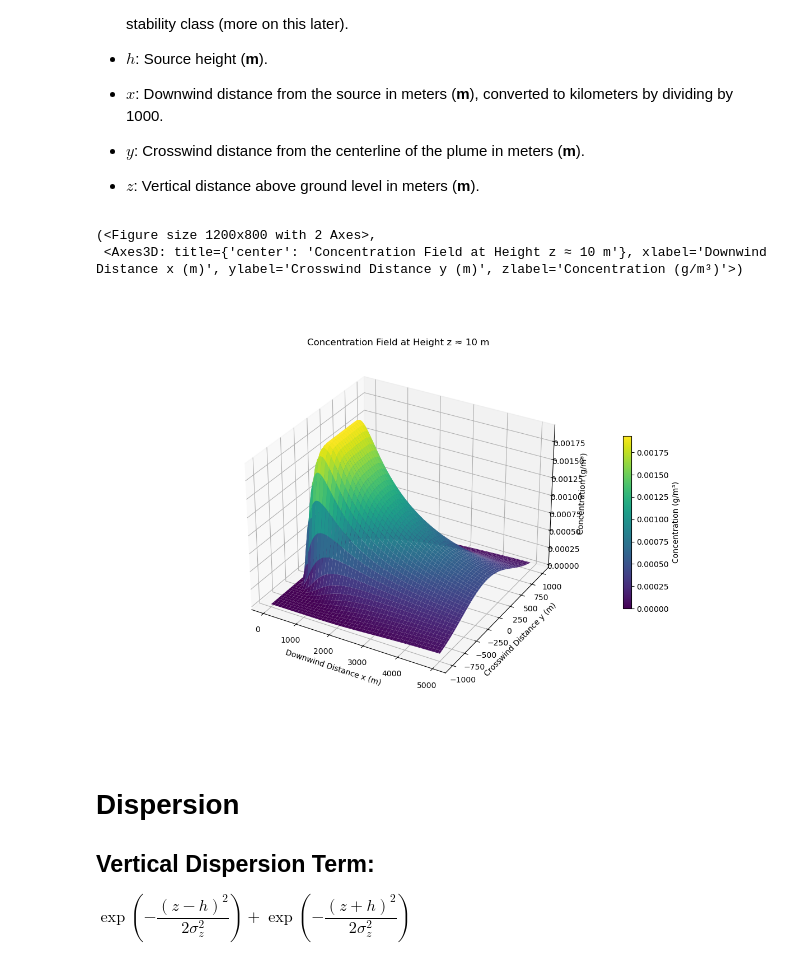
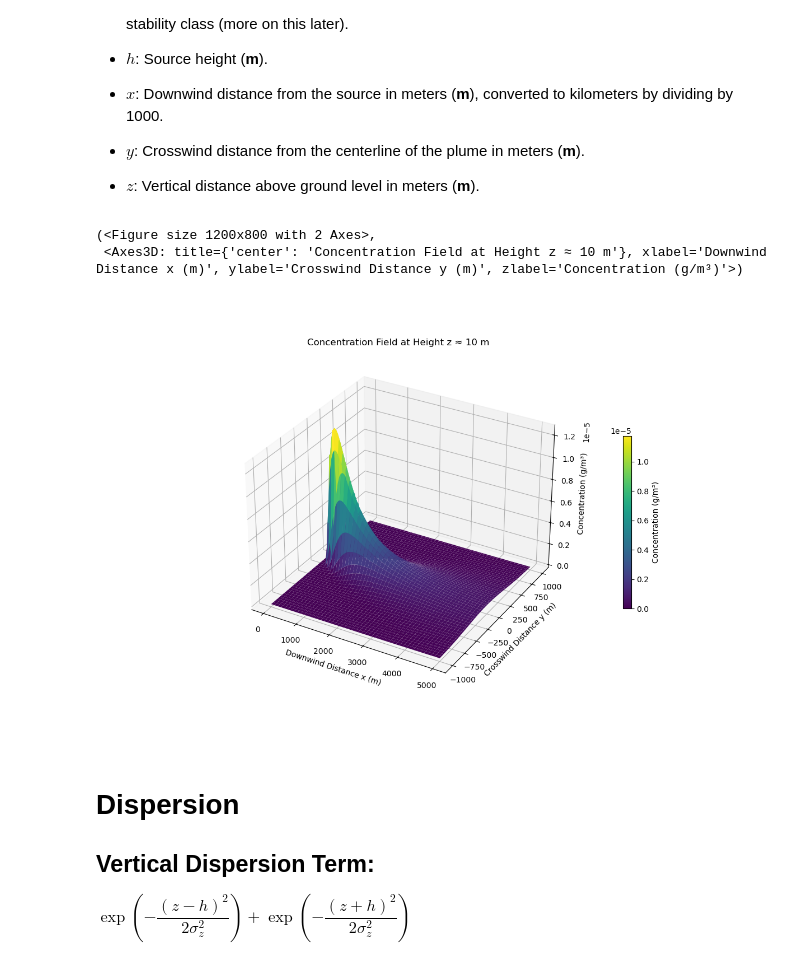
Before and after one commit to maxcharvey/methane_flux_gaussian_model, a Jupyter notebook: plume_models.ipynb, the cells around one changed output. Saved outputs shown, nothing was run; the diff lists cells and outputs as text; code cells hidden in the pictures.

```diff
--- a/plume_models.ipynb
+++ b/plume_models.ipynb
@@ -38,26 +38,26 @@ C(x, y, z) =\ & \frac{q}{2 \pi u \left( \dfrac{x}{1000} \right) \sigma_y \cdot \
 # %%
 # Parameters
 q = 1.0      # Emission rate in grams per second
 u = 5.0       # Wind speed in meters per second
 h = 50.0      # Effective stack height in meters
 ls = 1000.0    # Source width in meters
 case = 2     # Atmospheric stability class (0-based index, from 0 to 5)
 
 # Create the coordinate grids
 x = np.linspace(0, 5000, 100)
 y = np.linspace(-1000, 1000, 100)
 z = np.linspace(0, 700, 50)
 X, Y, Z = np.meshgrid(x, y, z, indexing='ij')
 
 # Compute the concentration data
-concentration = fm.conc_point(q, u, X, Y, Z, h, ls, case)
+concentration = fm.conc_point(q, u, X, Y, Z, h, case)
 
 #fp.plot_isosurfaces(X, Y, Z, concentration, cmap='viridis')
 fp.plot_concentration_surface(X, Y, Z, concentration, z_level=10)
 # %% [output]
 (<Figure size 1200x800 with 2 Axes>,
  <Axes3D: title={'center': 'Concentration Field at Height z ≈ 10 m'}, xlabel='Downwind Distance x (m)', ylabel='Crosswind Distance y (m)', zlabel='Concentration (g/m³)'>)
-[figure, old version]
+[figure, new version]
 # %% [markdown]
 # Dispersion
 
```
Also changed, not shown: parts of 2 cells of this notebook, 3 other files.
